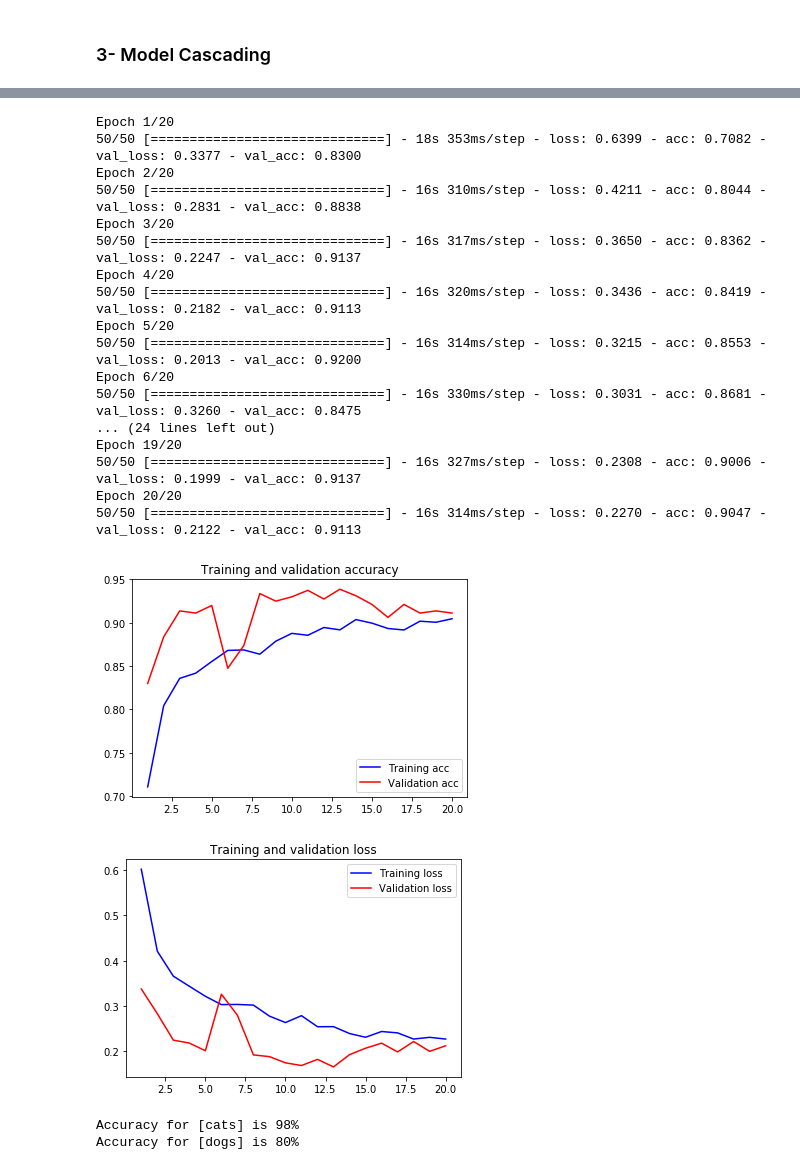
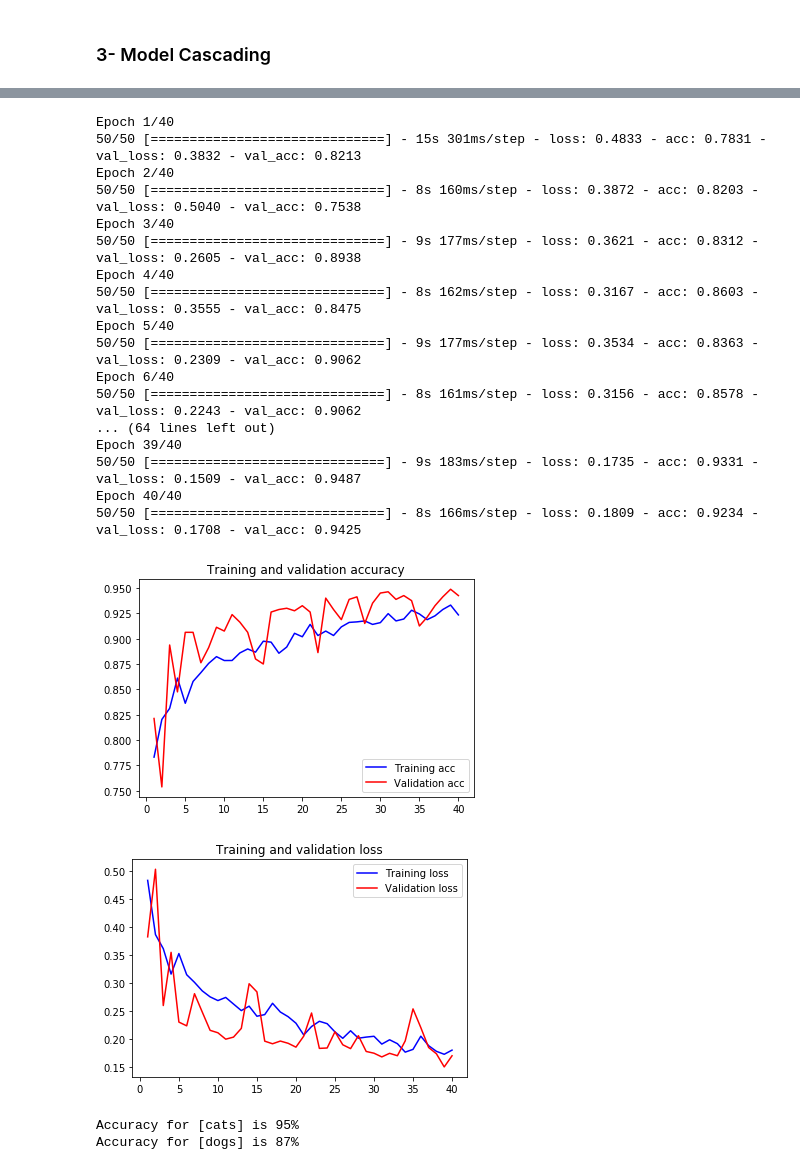
Before and after one commit to mrayy/PracticalML, a Jupyter notebook: 6. Advance CNN/Python/3. Advance Training.ipynb, the cells around one changed output, grey strips where cells are left out. Drawn from its saved outputs; the diff is of its cells as text; code cells hidden in the pictures.

```diff
--- a/6. Advance CNN/Python/3. Advance Training.ipynb
+++ b/6. Advance CNN/Python/3. Advance Training.ipynb
@@ -331,33 +387,34 @@ print("[After Freezing Conv_Net]: Total number of trainable weights: {0} weights
 # %%
 
 model.compile(optimizer=optimizers.RMSprop(2e-4),loss='categorical_crossentropy',metrics=['acc'])
 history=model.fit_generator(gen.flow(X_train,Y_train,batch_size=BatchSize),
                     validation_data=(X_test,Y_test),
-                    steps_per_epoch=50,epochs=20)
+                    workers=16,
+                    steps_per_epoch=50,epochs=40)
 PML.plot_acc_loss(history)
 # %% [output]
-Epoch 1/20
-50/50 [==============================] - 18s 353ms/step - loss: 0.6399 - acc: 0.7082 - val_loss: 0.3377 - val_acc: 0.8300
-Epoch 2/20
-50/50 [==============================] - 16s 310ms/step - loss: 0.4211 - acc: 0.8044 - val_loss: 0.2831 - val_acc: 0.8838
-Epoch 3/20
-50/50 [==============================] - 16s 317ms/step - loss: 0.3650 - acc: 0.8362 - val_loss: 0.2247 - val_acc: 0.9137
-Epoch 4/20
-50/50 [==============================] - 16s 320ms/step - loss: 0.3436 - acc: 0.8419 - val_loss: 0.2182 - val_acc: 0.9113
-Epoch 5/20
-50/50 [==============================] - 16s 314ms/step - loss: 0.3215 - acc: 0.8553 - val_loss: 0.2013 - val_acc: 0.9200
-Epoch 6/20
-50/50 [==============================] - 16s 330ms/step - loss: 0.3031 - acc: 0.8681 - val_loss: 0.3260 - val_acc: 0.8475
-... (24 lines left out)
-Epoch 19/20
-50/50 [==============================] - 16s 327ms/step - loss: 0.2308 - acc: 0.9006 - val_loss: 0.1999 - val_acc: 0.9137
-Epoch 20/20
-50/50 [==============================] - 16s 314ms/step - loss: 0.2270 - acc: 0.9047 - val_loss: 0.2122 - val_acc: 0.9113
+Epoch 1/40
+50/50 [==============================] - 15s 301ms/step - loss: 0.4833 - acc: 0.7831 - val_loss: 0.3832 - val_acc: 0.8213
+Epoch 2/40
+50/50 [==============================] - 8s 160ms/step - loss: 0.3872 - acc: 0.8203 - val_loss: 0.5040 - val_acc: 0.7538
+Epoch 3/40
+50/50 [==============================] - 9s 177ms/step - loss: 0.3621 - acc: 0.8312 - val_loss: 0.2605 - val_acc: 0.8938
+Epoch 4/40
+50/50 [==============================] - 8s 162ms/step - loss: 0.3167 - acc: 0.8603 - val_loss: 0.3555 - val_acc: 0.8475
+Epoch 5/40
+50/50 [==============================] - 9s 177ms/step - loss: 0.3534 - acc: 0.8363 - val_loss: 0.2309 - val_acc: 0.9062
+Epoch 6/40
+50/50 [==============================] - 8s 161ms/step - loss: 0.3156 - acc: 0.8578 - val_loss: 0.2243 - val_acc: 0.9062
+... (64 lines left out)
+Epoch 39/40
+50/50 [==============================] - 9s 183ms/step - loss: 0.1735 - acc: 0.9331 - val_loss: 0.1509 - val_acc: 0.9487
+Epoch 40/40
+50/50 [==============================] - 8s 166ms/step - loss: 0.1809 - acc: 0.9234 - val_loss: 0.1708 - val_acc: 0.9425
-[figure, old version]
+[figure, new version]
-[figure, old version]
+[figure, new version]
 # %%
 normalizer=PML.Normalizer01(0,1)
 _=PML.test_samples(model,samples=sample_test,labels=labels,trainlabels=labels,normalizer=normalizer,flatten=False)
 # %% [output]
-Accuracy for [cats] is 98%
-Accuracy for [dogs] is 80%
+Accuracy for [cats] is 95%
+Accuracy for [dogs] is 87%
```
Also changed, not shown: parts of 10 cells of this notebook.
